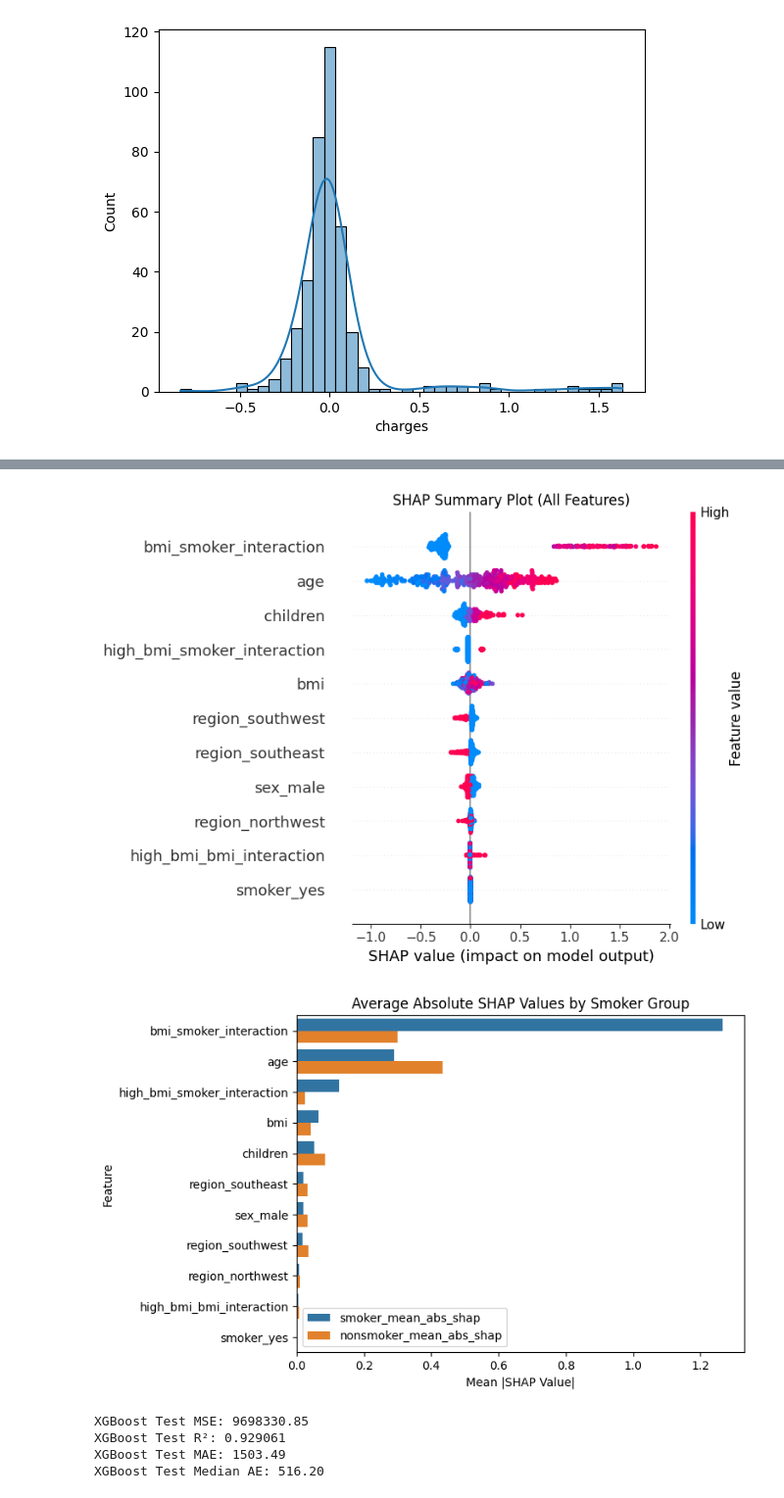
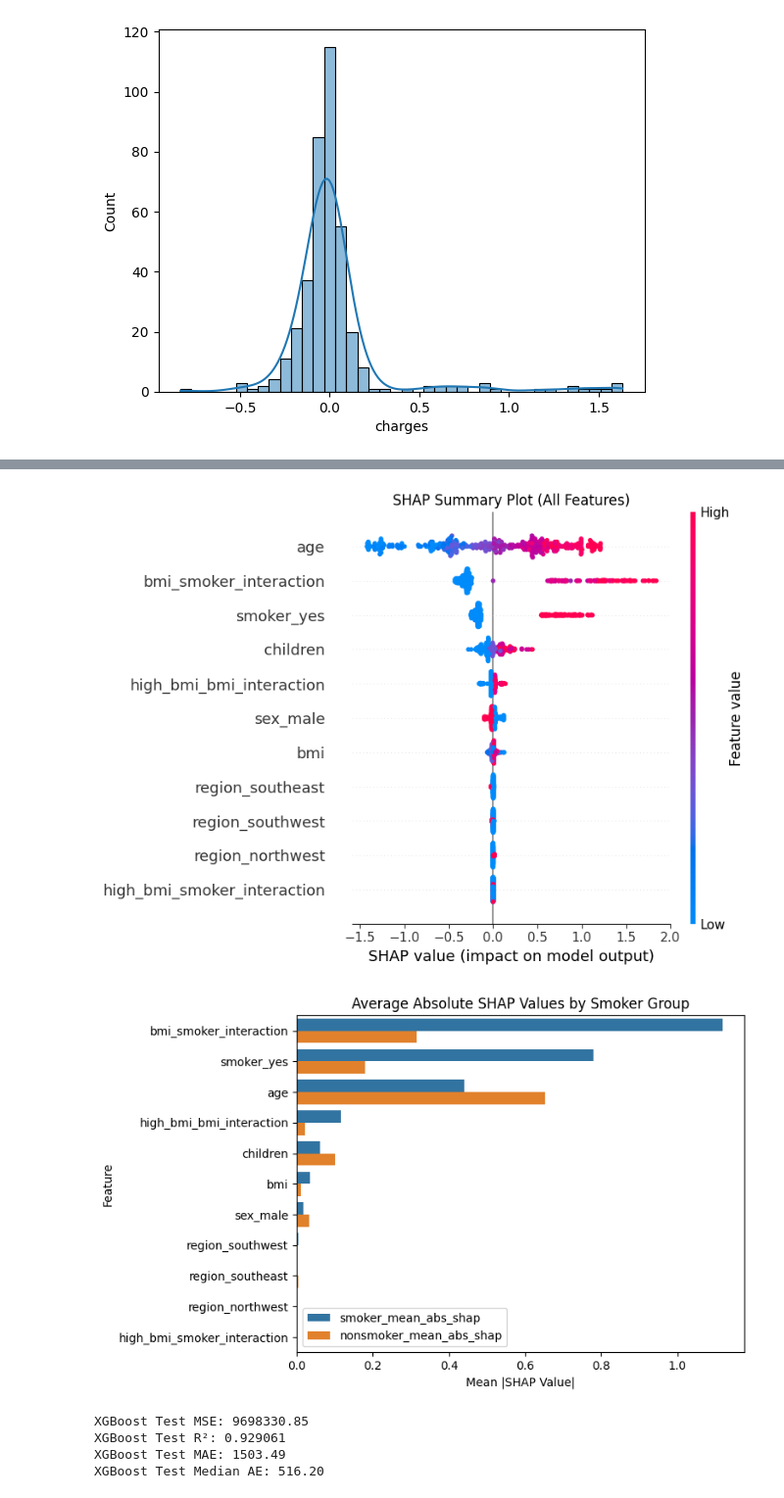
Before and after one commit to s-hreya-riram/three-little-pigs, a Jupyter notebook: exploratory_data_analysis.ipynb, the cells around one changed output, grey strips where cells are left out. Shown at 98% size. Drawn from its saved outputs; the diff is of its cells as text; code cells hidden in the pictures.

```diff
--- a/exploratory_data_analysis.ipynb
+++ b/exploratory_data_analysis.ipynb
@@ -645,6 +630,6 @@ plt.show()
 # %%
 # ======================================
-# 🔍 SHAP Analysis for Joint LightGBM Model
+# 🔍 SHAP Analysis for Joint Random Forest Model
 # ======================================
 
 import shap
@@ -657,15 +642,15 @@ import seaborn as sns
 # and ensure X_test has the same columns as used in training
 
 # Initialize SHAP TreeExplainer for LightGBM
-explainer = shap.TreeExplainer(gbm)
+explainer = shap.TreeExplainer(best_rf)
 
 # Compute SHAP values for test set
 shap_values = explainer.shap_values(X_test)
 
 # Convert predictions back to original scale
-y_pred_log = gbm.predict(X_test)
-y_pred_orig = np.expm1(y_pred_log)
-y_test_orig = np.expm1(y_test_log)
+y_pred_rf = best_rf.predict(X_test)
+y_pred_orig = inv_boxcox(y_pred_rf, fitted_lambda)
+y_test_orig = inv_boxcox(y_test, fitted_lambda)
 
 # ===============================
 # 1️⃣ Global Feature Importance
@@ -676,35 +661,35 @@ plt.tight_layout()
 plt.show()
 
 # ===============================
 # 3️⃣ Smoker vs Non-Smoker SHAP Comparison
 # ===============================
 if 'smoker_yes' in X_test.columns:
     smoker_mask = X_test['smoker_yes'] == 1
     nonsmoker_mask = X_test['smoker_yes'] == 0
 
     mean_abs_shap_smoker = np.abs(shap_values[smoker_mask]).mean(axis=0)
     mean_abs_shap_nonsmoker = np.abs(shap_values[nonsmoker_mask]).mean(axis=0)
 
     shap_diff_df = pd.DataFrame({
         'feature': X_test.columns,
         'smoker_mean_abs_shap': mean_abs_shap_smoker,
         'nonsmoker_mean_abs_shap': mean_abs_shap_nonsmoker
     }).sort_values(by='smoker_mean_abs_shap', ascending=False)
 
     plt.figure(figsize=(8, 5))
     sns.barplot(
         data=shap_diff_df.melt(id_vars='feature', var_name='group', value_name='mean_abs_shap'),
         x='mean_abs_shap', y='feature', hue='group'
     )
     plt.title('Average Absolute SHAP Values by Smoker Group')
     plt.xlabel('Mean |SHAP Value|')
     plt.ylabel('Feature')
     plt.legend(title='')
     plt.tight_layout()
     plt.show()
 # %% [output]
-[figure, old version]
+[figure, new version]
-[figure, old version]
+[figure, new version]
 # %%
 import pandas as pd
 import numpy as np
```
Also changed, not shown: parts of 10 cells of this notebook, 1 other file.
